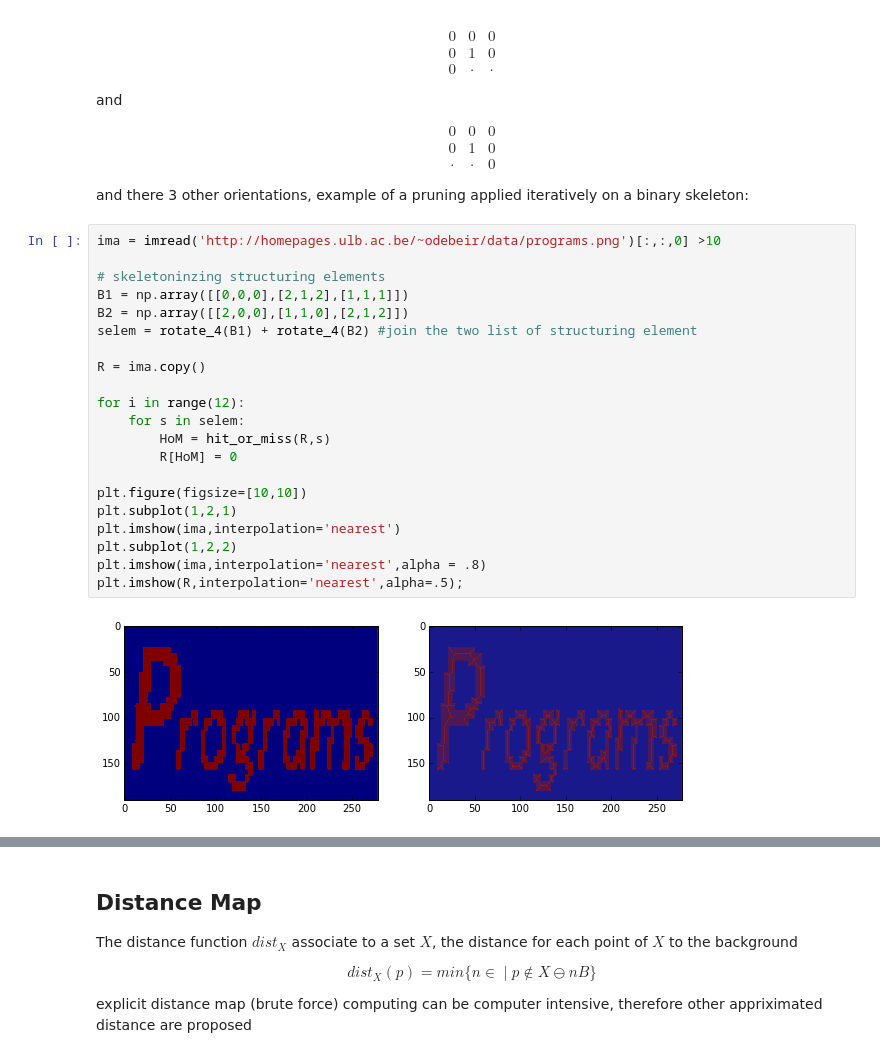
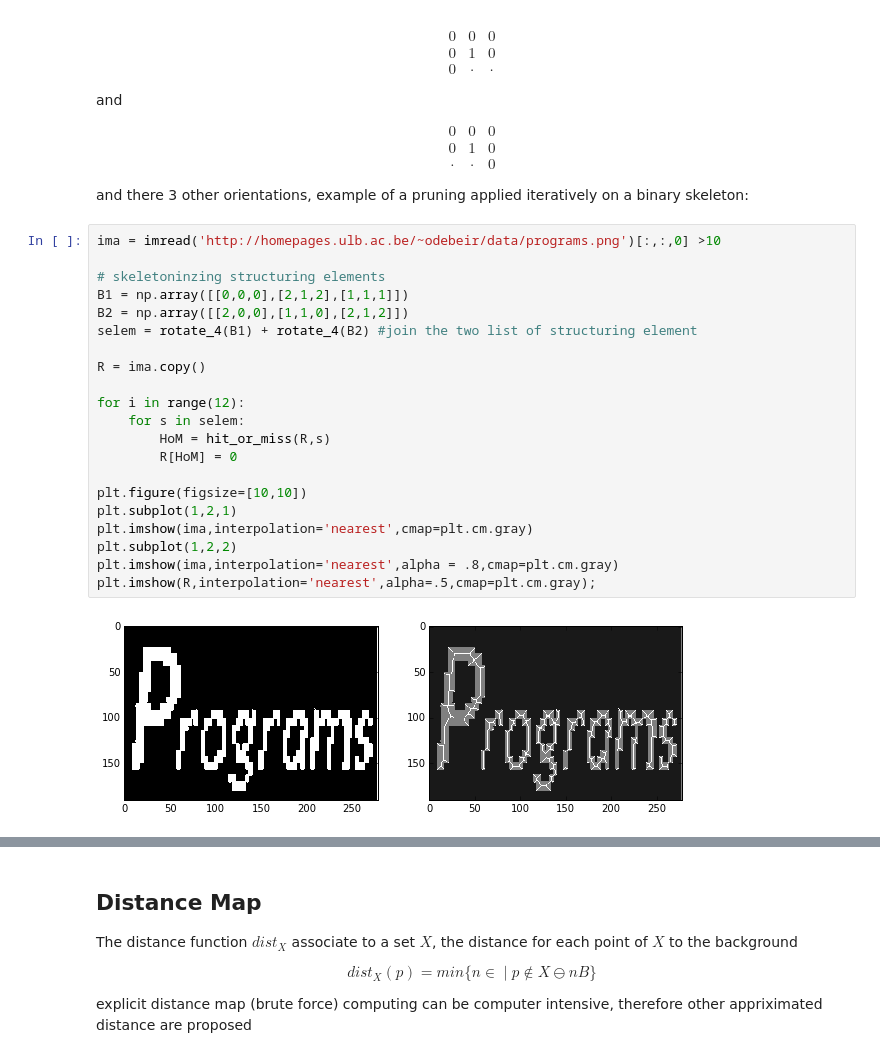
Before and after one commit to odebeir/info-h-500-501, a Jupyter notebook: 05-Morphomathematics/02-Combined operations.ipynb, the cells around one changed output, grey strips where cells are left out. Saved outputs shown, nothing was run; the diff lists cells and outputs as text.

```diff
--- a/05-Morphomathematics/02-Combined operations.ipynb
+++ b/05-Morphomathematics/02-Combined operations.ipynb
@@ -161,26 +161,26 @@ $$
 # %%
 ima = imread('http://homepages.ulb.ac.be/~odebeir/data/programs.png')[:,:,0] >10
 
 # skeletoninzing structuring elements
 B1 = np.array([[0,0,0],[2,1,2],[1,1,1]])
 B2 = np.array([[2,0,0],[1,1,0],[2,1,2]])
 selem = rotate_4(B1) + rotate_4(B2) #join the two list of structuring element
 
 R = ima.copy()
 
 for i in range(12):
     for s in selem:
         HoM = hit_or_miss(R,s)
         R[HoM] = 0
 
 plt.figure(figsize=[10,10])
 plt.subplot(1,2,1)
-plt.imshow(ima,interpolation='nearest')
+plt.imshow(ima,interpolation='nearest',cmap=plt.cm.gray)
 plt.subplot(1,2,2)
-plt.imshow(ima,interpolation='nearest',alpha = .8)
-plt.imshow(R,interpolation='nearest',alpha=.5);
+plt.imshow(ima,interpolation='nearest',alpha = .8,cmap=plt.cm.gray)
+plt.imshow(R,interpolation='nearest',alpha=.5,cmap=plt.cm.gray);
 # %% [output]
-[figure, old version]
+[figure, new version]
 # %%
 # pruning structuring elements
 B1 = np.array([[0,0,0],[0,1,0],[0,2,2]])
```
Also changed, not shown: parts of 1 cell of this notebook.
